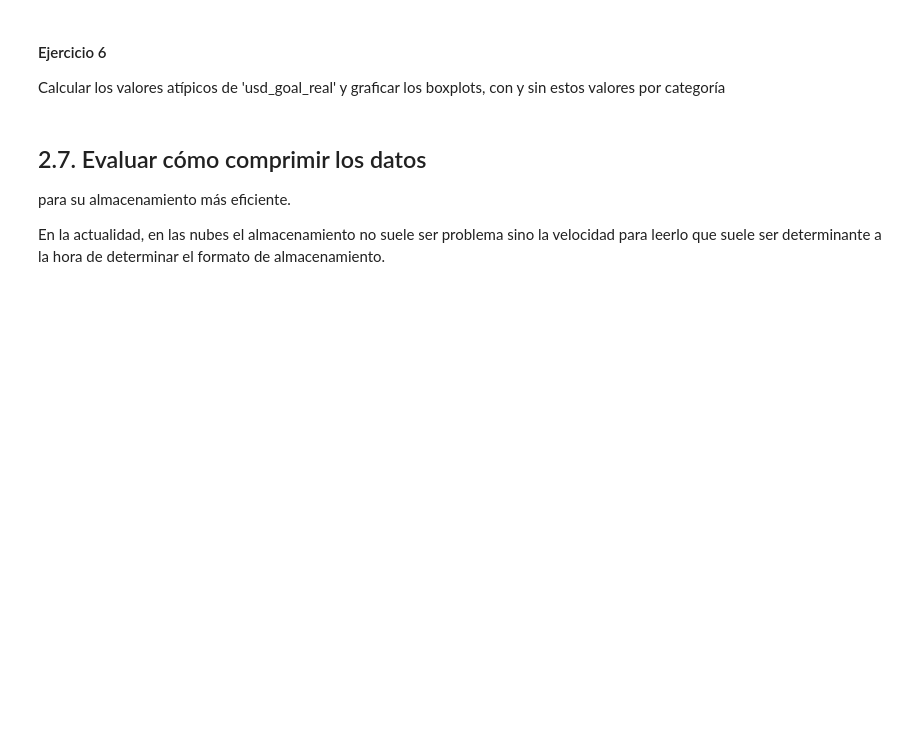
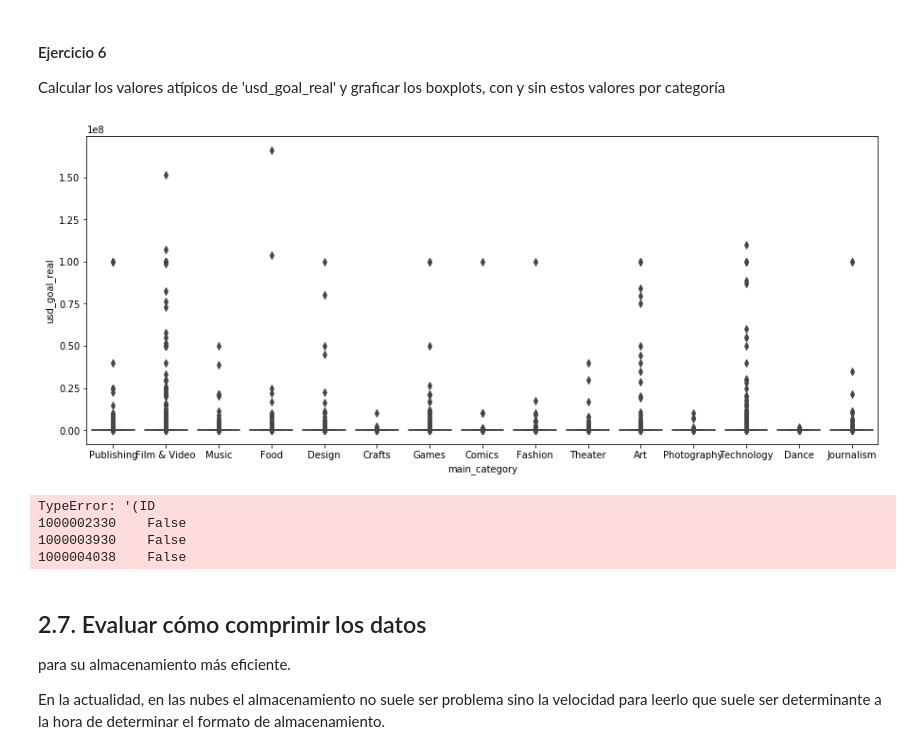
Before and after one commit to sebagalan/AnalisisYCuracion, a Jupyter notebook: notebooks/Limpieza.ipynb, the cells around one changed output. Drawn from its saved outputs; the diff is of its cells as text; code cells hidden in the pictures; blank space fills up the shorter version.

```diff
--- a/notebooks/Limpieza.ipynb
+++ b/notebooks/Limpieza.ipynb
@@ -1117,6 +1117,22 @@ kickstarter_2018.boxplot(column='usd_goal_real',by='state');
 #### Ejercicio 6
 
 Calcular los valores atípicos de 'usd_goal_real' y graficar los boxplots, con y sin estos valores por categoría
+# %%
+import seaborn
+import matplotlib.pyplot as plt
+plt.figure(figsize=(15,6))
+seaborn.boxplot(data=kickstarter_2018, x='main_category', y='usd_goal_real');
+# %% [output]
+[figure, added]
+# %%
+filter = kickstarter_2018['usd_goal_real'] < 0,25
+filtered = kickstarter_2018[filter]
+seaborn.boxplot(data=filtered, x='main_category', y='usd_goal_real');
+# %% [output]
+TypeError: '(ID
+1000002330    False
+1000003930    False
+1000004038    False
 # %% [markdown]
 ## 2.7. Evaluar cómo comprimir los datos
 para su almacenamiento más eficiente.
```
